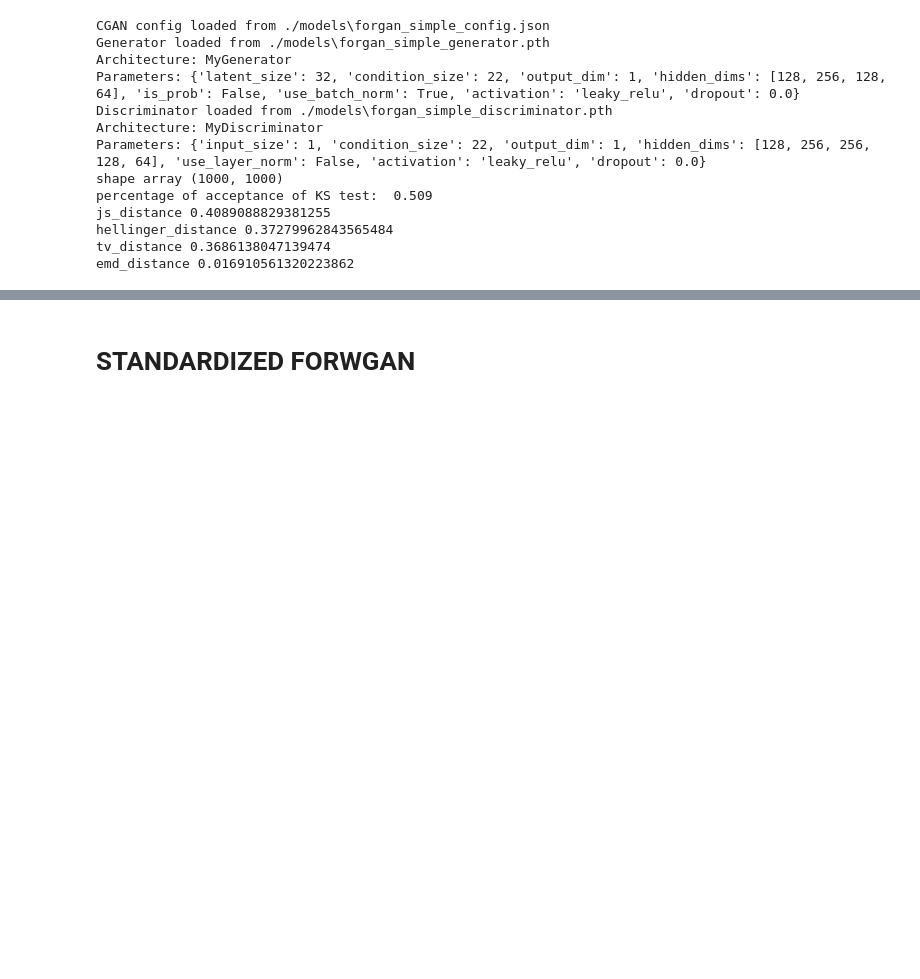
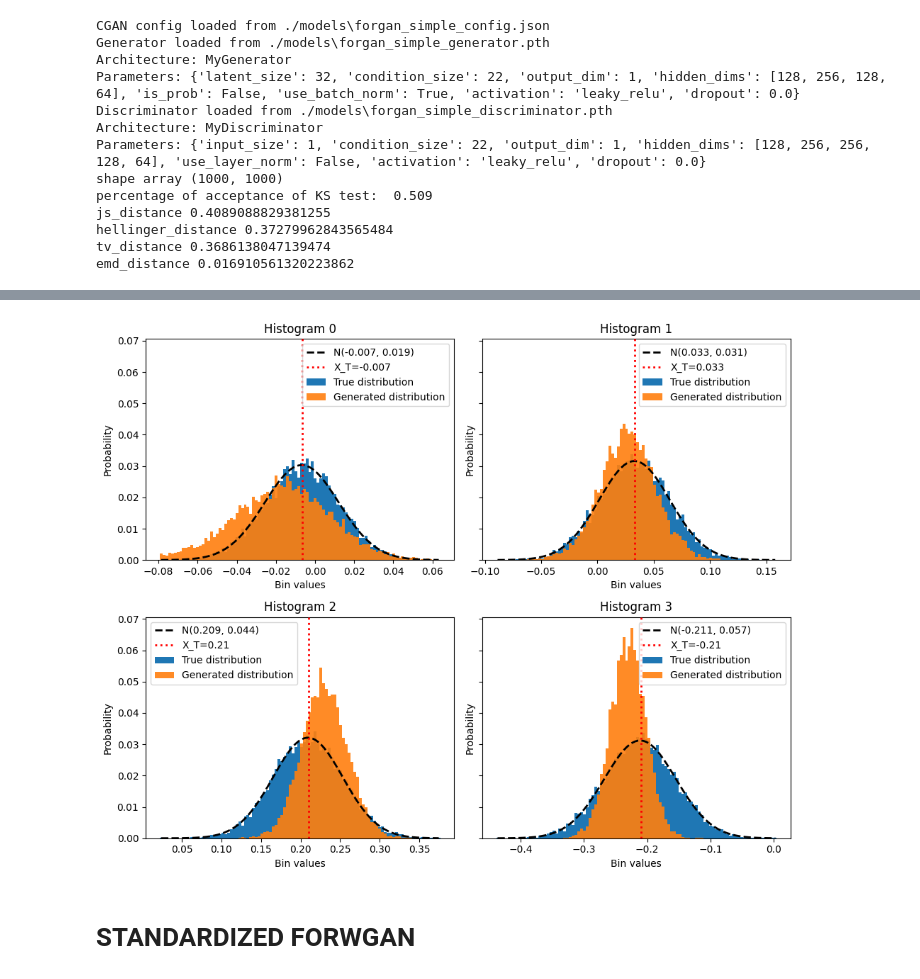
Before and after one commit to matteorofrano/CGAN-for-probability-distribution-generation, a Jupyter notebook: tests.ipynb, the cells around one changed output, grey strips where cells are left out. Cells and saved outputs as stored; diff of their text form; code cells hidden in the pictures; blank space fills up the shorter version.

```diff
--- a/tests.ipynb
+++ b/tests.ipynb
@@ -373,3 +508,14 @@ plot_bin_dist(true_pdfs, generated_pdfs,
+# %%
+means = sim.means
+stds = sim.stds
+moments = list(zip(means, stds))
+plot_bin_dist(true_pdfs, generated_pdfs,
+            bins_values=bin_edges_list,
+            X_T=paths[:, -1],
+            moments=moments,
+            zoom=False)
+# %% [output]
+[figure, added]
 # %% [markdown]
 # STANDARDIZED FORWGAN
 # %%
```
Also changed, not shown: parts of 15 cells of this notebook, 6 other files.
